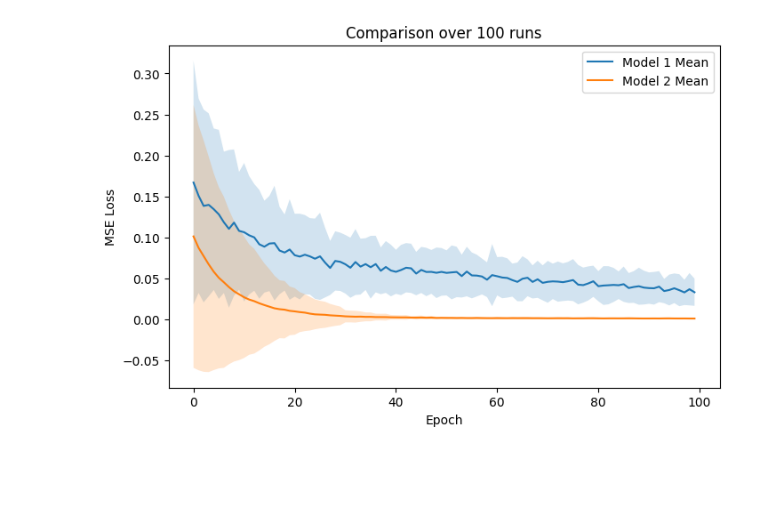
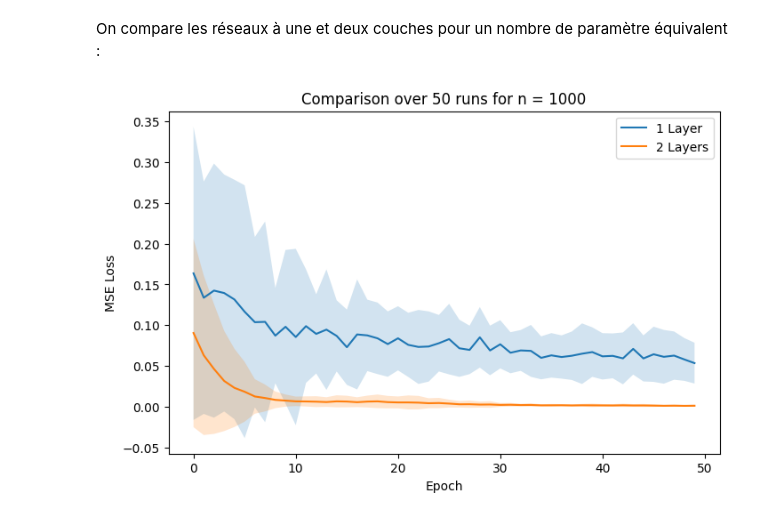
Before and after one commit to Hugo-dgn/CS-TDL, a Jupyter notebook: main.ipynb, the cells around one changed output. Saved outputs shown, nothing was run; the diff lists cells and outputs as text; code cells hidden in the pictures; blank space fills up the shorter version.

```diff
--- a/main.ipynb
+++ b/main.ipynb
@@ -97,14 +50,25 @@ def plot_stats(stats):
+# %% [markdown]
+On compare les réseaux à une et deux couches pour un nombre de paramètre équivalent :
 # %%
-epochs = 100
+n = 1000 # dimension
+m = 4
+
+C1  = 1
+C2 = 1
+C3 = 10 # We need C3 > C1
+
+K1 = C1 * n**(1/2)
+eps = 1/(C3 * n**(1/2))
+f = F(eps, K1, m)
+
+epochs = 50
 batch_size = 10
 
-params_count = 2**15
-
-runs = 100
-
+params_count = 2**16
+runs = 50
 lr = 1e-3
 
-stats = compare_models(OneHiddenNN, TwoHiddenNN, f, mu, n, params_count, epochs, batch_size, lr, runs)
-plot_stats(stats)
+stats = utils.compare_models(OneHiddenNN, TwoHiddenNN, f, mu, n, params_count, epochs, batch_size, lr, runs)
+utils.plot_stats(stats)
 # %% [output]
-[figure, old version]
+[figure, new version]
```
Also changed, not shown: parts of 11 cells of this notebook, 5 other files.
